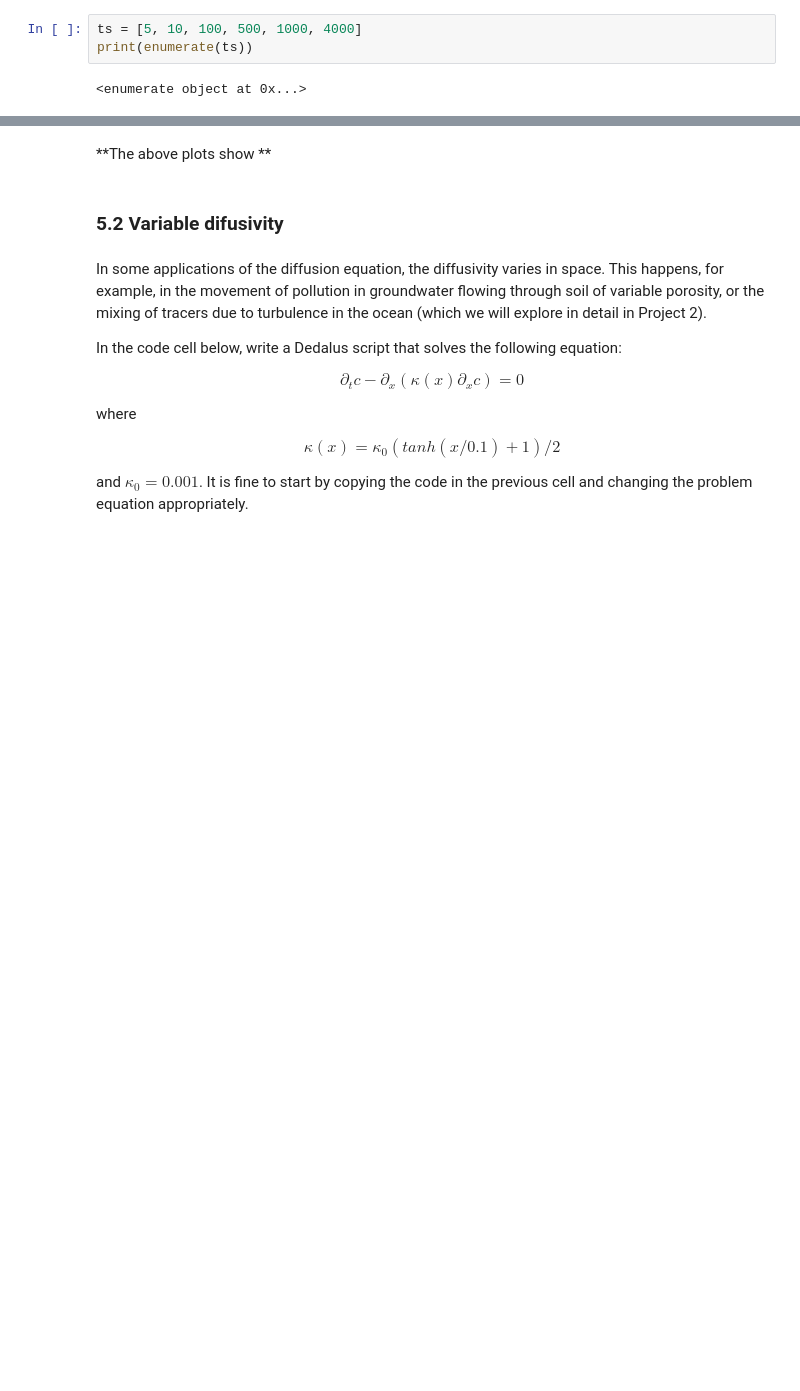
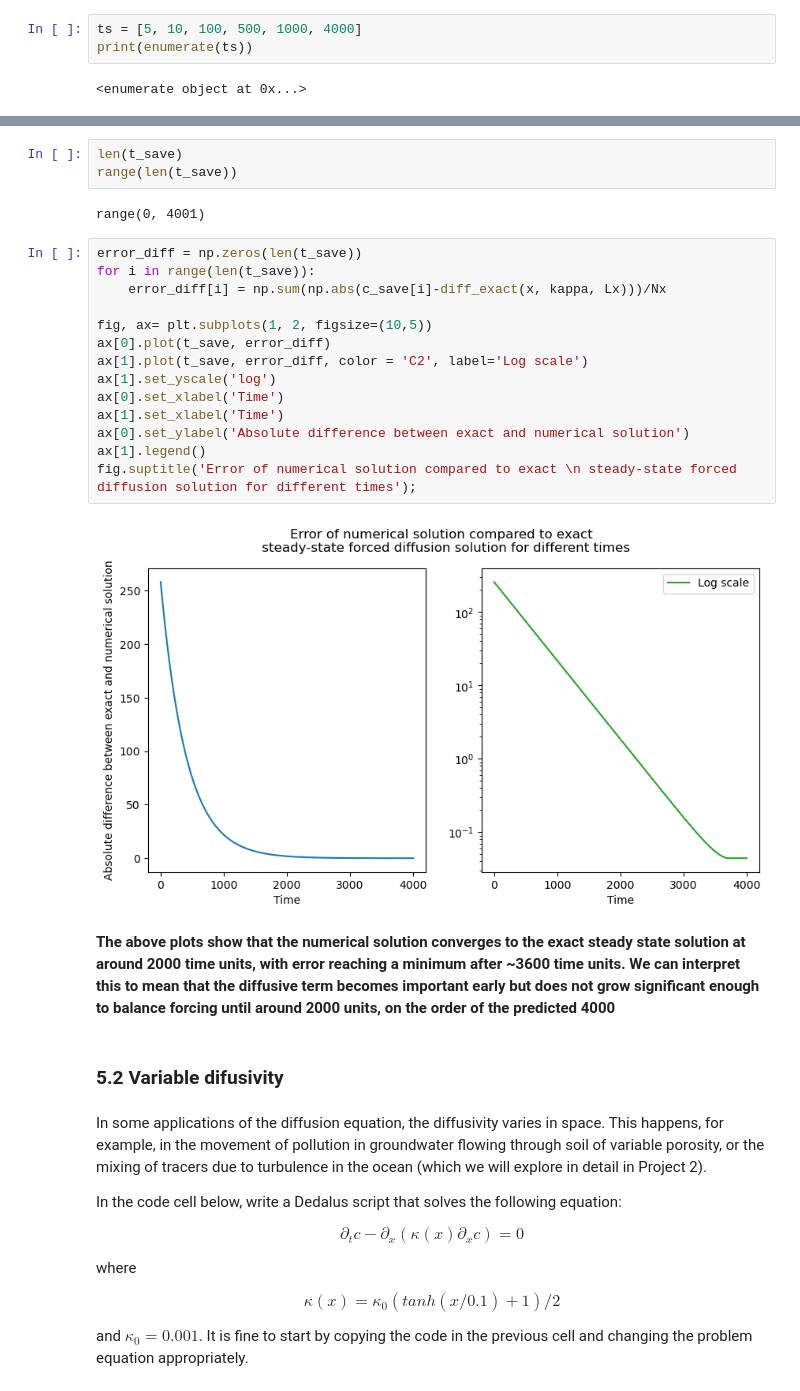
Before and after one commit to Feesh5/QCES, a Jupyter notebook: Project1_dedalus.ipynb, the cells around one changed output, grey strips where cells are left out. Cells and saved outputs as stored; diff of their text form; blank space fills up the shorter version.

```diff
--- a/Project1_dedalus.ipynb
+++ b/Project1_dedalus.ipynb
@@ -575,5 +568,26 @@ plt.show()
-# %% [markdown]
-**The above plots show **
+# %%
+len(t_save)
+range(len(t_save))
+# %% [output]
+range(0, 4001)
+# %%
+error_diff = np.zeros(len(t_save))
+for i in range(len(t_save)):
+    error_diff[i] = np.sum(np.abs(c_save[i]-diff_exact(x, kappa, Lx)))/Nx
+
+fig, ax= plt.subplots(1, 2, figsize=(10,5))
+ax[0].plot(t_save, error_diff)
+ax[1].plot(t_save, error_diff, color = 'C2', label='Log scale')
+ax[1].set_yscale('log')
+ax[0].set_xlabel('Time')
+ax[1].set_xlabel('Time')
+ax[0].set_ylabel('Absolute difference between exact and numerical solution')
+ax[1].legend()
+fig.suptitle('Error of numerical solution compared to exact \n steady-state forced diffusion solution for different times');
+# %% [output]
+[figure, added]
+# %% [markdown]
+**The above plots show that the numerical solution converges to the exact steady state solution at around 2000 time units, with error reaching a minimum after ~3600 time units. We can interpret this to mean that the diffusive term becomes important early but does not grow significant enough to balance forcing until around 2000 units, on the order of the predicted 4000**
 # %% [markdown]
 ### 5.2 Variable difusivity
 # %% [markdown]
```
Also changed, not shown: parts of 9 cells of this notebook.
